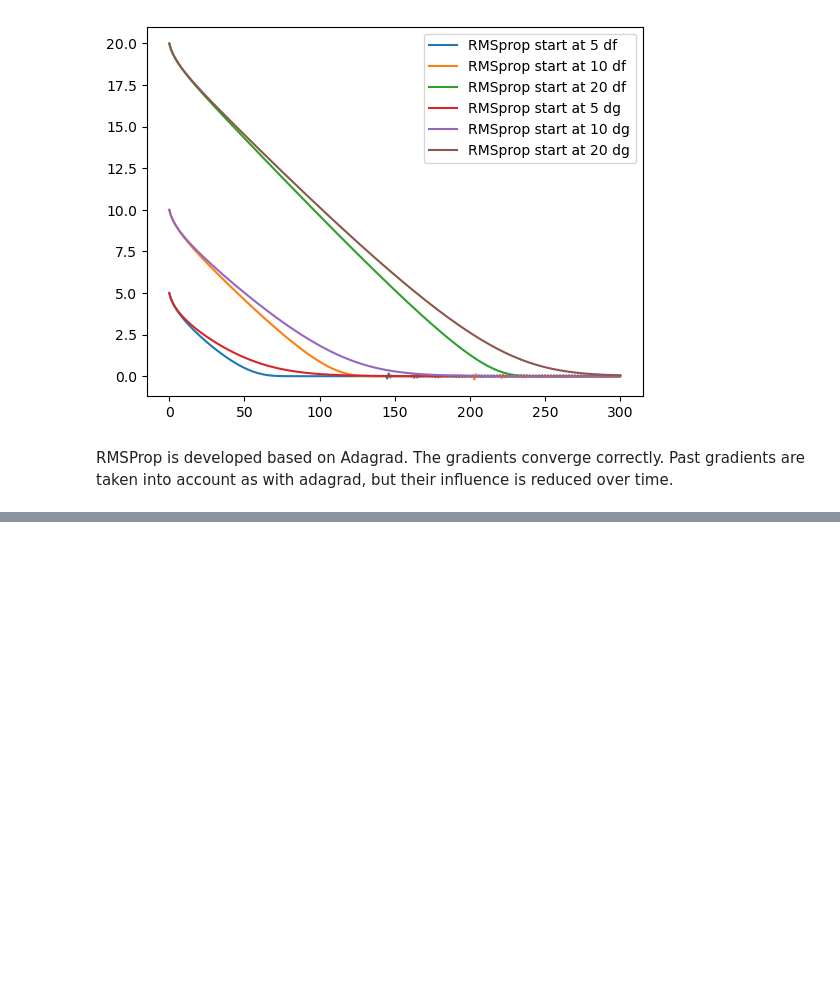
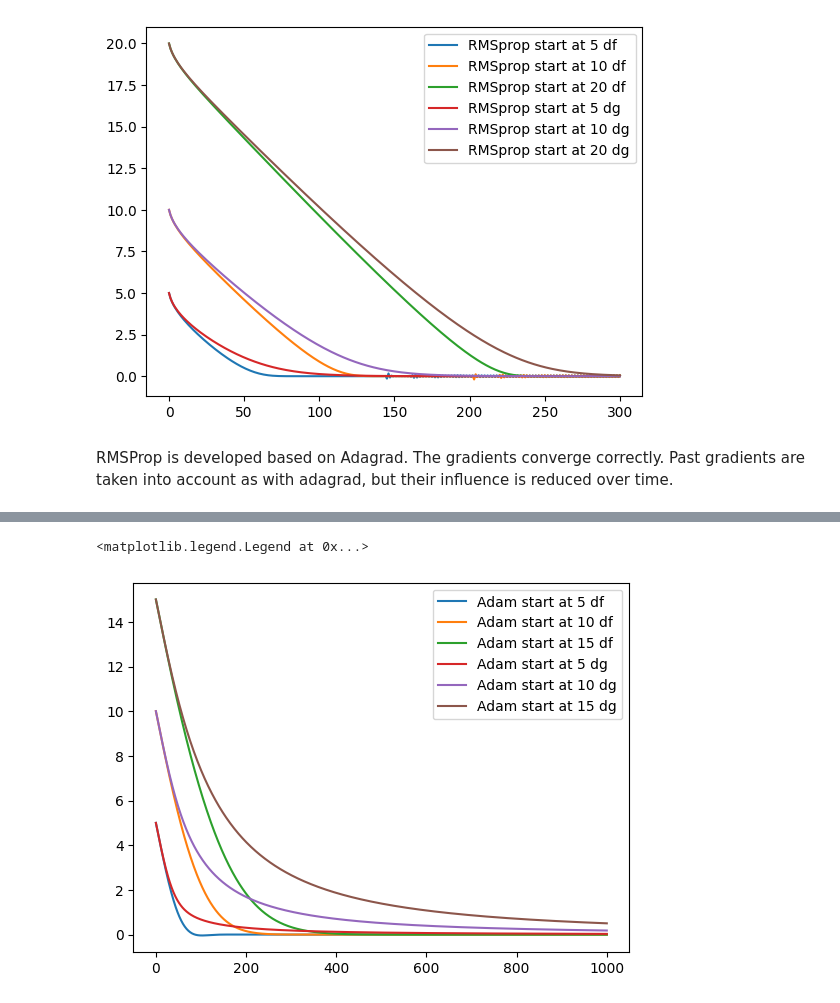
Before and after one commit to ftrier/learning-notes, a Jupyter notebook: learning-notes/optimizers.ipynb, the cells around one changed output, grey strips where cells are left out. Drawn from its saved outputs; the diff is of its cells as text; code cells hidden in the pictures; blank space fills up the shorter version.

Commit message:
[minor] adam

```diff
--- a/learning-notes/optimizers.ipynb
+++ b/learning-notes/optimizers.ipynb
@@ -166,0 +180,25 @@ We have only looked at three algorithms. There are more optimizers like the very
+# %%
+# beta: The exponential decay rate for the first  and second moment estimates.
+def adam(x_start, learning_rate, beta1, beta2, epochs, d = df):
+    x = [x_start]
+    m = 0
+    v = 0
+    for i in range(epochs):
+        grad = d(x[-1])
+        # Moving window concept, as above
+        m = beta1 * m + (1 - beta1) * grad
+        v = beta2 * v + (1 - beta2) * grad**2
+        m_hat = m / (1 - beta1**(i+1))
+        v_hat = v / (1 - beta2**(i+1))
+        x.append(x[-1] - learning_rate / (np.sqrt(v_hat) + 1e-7) * m_hat)
+    return x
+# %%
+epochs = 1000
+for d in [df, dg]:
+    for s in [5, 10, 15]:
+        _ = adam(s, learning_rate, 0.9, 0.999, epochs, d)
+        plt.plot(_, label=f"Adam start at {s} {d.__name__}")
+plt.legend()
+# %% [output]
+<matplotlib.legend.Legend at 0x...>
+[figure, added]
```
Also changed, not shown: parts of 6 cells of this notebook.
